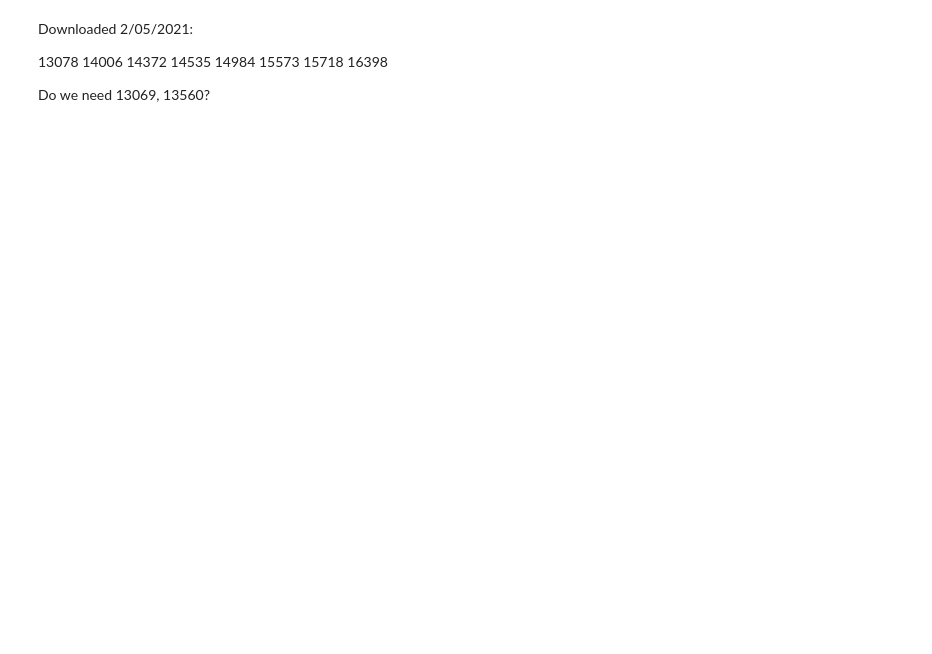
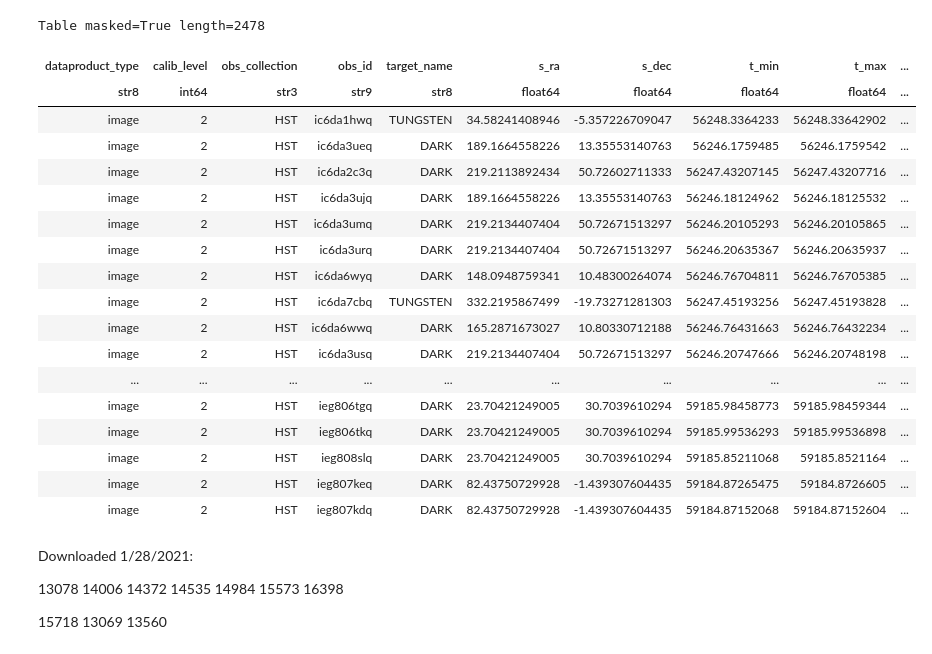
Before and after one commit to catherine-martlin/postflash_analysis, a Jupyter notebook: notebooks/postflash_data_gathering.ipynb, the cells around one changed output. Saved outputs shown, nothing was run; the diff lists cells and outputs as text; code cells hidden in the pictures; blank space fills up the shorter version.

```diff
--- a/notebooks/postflash_data_gathering.ipynb
+++ b/notebooks/postflash_data_gathering.ipynb
@@ -13,12 +13,33 @@ import pandas as pd
 
 %matplotlib inline
 # %%
-obsTable = Observations.query_criteria(calib_level=2,obs_collection='HST',jpegURL=['*flt*'],
-    proposal_id=[13078,14006,14372,14535,14984,15573,15718,16398])
+#obsTable = Observations.query_criteria(calib_level=2,obs_collection='HST',jpegURL=['*flt*'],
+ #   proposal_id=[13078,14006,14372,14535,14984,15573,15718,16398])
+#[13078,14006,14372,14535,14984,15573,15718,16398]
 
-obsTable
+#obsTable
+# %% [output]
+Table masked=True length=2478
+| dataproduct_type | calib_level | obs_collection | obs_id | target_name | s_ra | s_dec | t_min | t_max | ... |
+| str8 | int64 | str3 | str9 | str8 | float64 | float64 | float64 | float64 | ... |
+| image | 2 | HST | ic6da1hwq | TUNGSTEN | 34.58241408946 | -5.357226709047 | 56248.3364233 | 56248.33642902 | ... |
+| image | 2 | HST | ic6da3ueq | DARK | 189.1664558226 | 13.35553140763 | 56246.1759485 | 56246.1759542 | ... |
+| image | 2 | HST | ic6da2c3q | DARK | 219.2113892434 | 50.72602711333 | 56247.43207145 | 56247.43207716 | ... |
+| image | 2 | HST | ic6da3ujq | DARK | 189.1664558226 | 13.35553140763 | 56246.18124962 | 56246.18125532 | ... |
+| image | 2 | HST | ic6da3umq | DARK | 219.2134407404 | 50.72671513297 | 56246.20105293 | 56246.20105865 | ... |
+| image | 2 | HST | ic6da3urq | DARK | 219.2134407404 | 50.72671513297 | 56246.20635367 | 56246.20635937 | ... |
+| image | 2 | HST | ic6da6wyq | DARK | 148.0948759341 | 10.48300264074 | 56246.76704811 | 56246.76705385 | ... |
+| image | 2 | HST | ic6da7cbq | TUNGSTEN | 332.2195867499 | -19.73271281303 | 56247.45193256 | 56247.45193828 | ... |
+| image | 2 | HST | ic6da6wwq | DARK | 165.2871673027 | 10.80330712188 | 56246.76431663 | 56246.76432234 | ... |
+| image | 2 | HST | ic6da3usq | DARK | 219.2134407404 | 50.72671513297 | 56246.20747666 | 56246.20748198 | ... |
+| ... | ... | ... | ... | ... | ... | ... | ... | ... | ... |
+| image | 2 | HST | ieg806tgq | DARK | 23.70421249005 | 30.7039610294 | 59185.98458773 | 59185.98459344 | ... |
+| image | 2 | HST | ieg806tkq | DARK | 23.70421249005 | 30.7039610294 | 59185.99536293 | 59185.99536898 | ... |
+| image | 2 | HST | ieg808slq | DARK | 23.70421249005 | 30.7039610294 | 59185.85211068 | 59185.8521164 | ... |
+| image | 2 | HST | ieg807keq | DARK | 82.43750729928 | -1.439307604435 | 59184.87265475 | 59184.8726605 | ... |
+| image | 2 | HST | ieg807kdq | DARK | 82.43750729928 | -1.439307604435 | 59184.87152068 | 59184.87152604 | ... |
 # %% [markdown]
-Downloaded 2/05/2021:
+Downloaded 1/28/2021:
 
 13078
 14006
@@ -26,10 +47,10 @@ Downloaded 2/05/2021:
 14535
 14984
 15573
-15718
 16398
 
-
-Do we need 13069, 13560?
+15718
+13069
+13560
 # %%
 # Download the files
```
Also changed, not shown: parts of 5 cells of this notebook, 1 other file.
